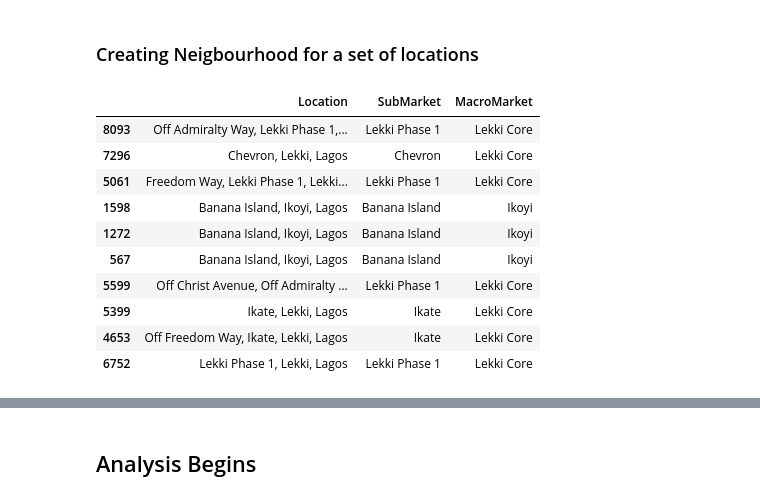
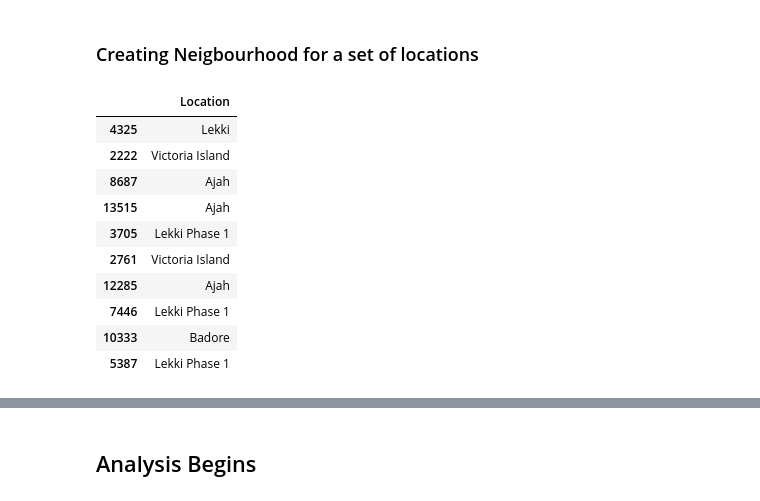
Before and after one commit to WisdomOfogba/Luxury-Island-Scrapper, a Jupyter notebook: geographic_analysis.ipynb, the cells around one changed output, grey strips where cells are left out. Cells and saved outputs as stored; diff of their text form; code cells hidden in the pictures.

```diff
--- a/geographic_analysis.ipynb
+++ b/geographic_analysis.ipynb
@@ -18,7 +17,7 @@ import numpy as np
 ### Loading Dataset
 I am loading and previewing the Merged Dataset
 # %%
-df = pd.read_csv("Merged_dataset.csv")
+df = pd.read_csv("./data/Merged_dataset.csv")
 df
 # %% [output]
 |  | Title | Location | Price | Bedrooms | Bathrooms | Toilets | Property Type | URL |
@@ -70,0 +72,9 @@ df[['Location', 'Price']].sample(10)
+# %%
+df = df[~(df["Bedrooms"]==0)]
+df = df[~(df["Bathrooms"]==0)]
+df = df[~(df["Toilets"]==0)]
+df = df.dropna(subset=['Bedrooms', 'Bathrooms', 'Toilets'])
+df['Bedrooms'] = (df['Bedrooms'].str.replace(r'[^\d]', '', regex=True).replace('', pd.NA).astype('Int64'))
+df['Bathrooms'] = (df['Bathrooms'].str.replace(r'[^\d]', '', regex=True).replace('', pd.NA).astype('Int64'))
+df['Toilets'] = (df['Toilets'].str.replace(r'[^\d]', '', regex=True).replace('', pd.NA).astype('Int64'))
+df[['Bedrooms', 'Bathrooms', 'Toilets']].info()
@@ -93,7 +114,8 @@ def normalize_price(row):
         return price
     else:
         return price
-df['Annual_Rent'] = df.apply(normalize_price, axis=1)
-df = df[df['Annual_Rent'] > 0]
-print(df[['Price', 'Annual_Rent']])
+df['Price'] = df.apply(normalize_price, axis=1)
+df = df.drop('numeric_val', axis=1)
+df = df[df['Price'] > 0]
+df['Price']
 # %% [output]
@@ -115,6 +135,14 @@ print(df[['Price', 'Annual_Rent']])
 ### Creating Neigbourhood for a set of locations
 # %%
 neighborhoods = [
+    "Ogba",
+    "Ikorodu",
+    "Omole",
+    "Ogudu",
+    "Isheri",
+    "Allen",
+    "Magodo",
+    "Ikeja",
     "Banana Island",
     "Old Ikoyi",
     "Ikoyi",
@@ -132,68 +160,44 @@ neighborhoods = [
     "Igbo Efon",
     "Ikota",
     "Ologolo",
     "VGC",
     "Abijo GRA",
     "Ajah",
     "Sangotedo",
     "Badore",
     "Abraham Adesanya",
     "Idado",
     "Ilasan",
     "Oral Estate",
     "Chevy View Estate",
     "Lekki",
     "Ibeju Lekki",
     "Epe",
     "Yaba"
 ]
 
 neighborhoods = sorted(list(set(neighborhoods)), key=len, reverse=True)
 
 def extract_submarket(location):
     loc = str(location).lower()
     for n in neighborhoods:
         if re.search(rf'\b{re.escape(n.lower())}\b', loc):
             return n
     return "Other"
 
-df['SubMarket'] = df['Location'].apply(extract_submarket)
+df['Location'] = df['Location'].apply(extract_submarket)
 
-def macro_market(sub):
-    if sub in ["Banana Island", "Old Ikoyi", "Ikoyi"]:
-        return "Ikoyi"
-
-    if sub in [
-        "Lekki Phase 1", "Ikate", "Oniru", "Elegushi",
-        "Agungi", "Chevron", "Osapa", "Orchid",
-        "Jakande", "Igbo Efon", "Ikota", "Ologolo", "VGC", "Lekki"
-    ]:
-        return "Lekki Core"
-
-    if sub in ["Lekki Phase 2", "Ajah", "Sangotedo", "Badore", "Abraham Adesanya",
-               "Idado", "Ilasan", "Oral Estate", "Chevy View Estate"]:
-        return "Lekki Outer"
-
-    if sub in ["Abijo GRA", "Ibeju Lekki", "Epe"]:
-        return "Lekki Far"
-
-    if sub == "Victoria Island":
-        return "VI"
-
-    return "Other"
-
-df['MacroMarket'] = df['SubMarket'].apply(macro_market)
-df[['Location', 'SubMarket', 'MacroMarket']].sample(10)
+df[['Location']].sample(10)
 # %% [output]
-|  | Location | SubMarket | MacroMarket |
-| 8093 | Off Admiralty Way, Lekki Phase 1,... | Lekki Phase 1 | Lekki Core |
-| 7296 | Chevron, Lekki, Lagos | Chevron | Lekki Core |
-| 5061 | Freedom Way, Lekki Phase 1, Lekki... | Lekki Phase 1 | Lekki Core |
-| 1598 | Banana Island, Ikoyi, Lagos | Banana Island | Ikoyi |
-| 1272 | Banana Island, Ikoyi, Lagos | Banana Island | Ikoyi |
-| 567 | Banana Island, Ikoyi, Lagos | Banana Island | Ikoyi |
-| 5599 | Off Christ Avenue, Off Admiralty ... | Lekki Phase 1 | Lekki Core |
-| 5399 | Ikate, Lekki, Lagos | Ikate | Lekki Core |
-| 4653 | Off Freedom Way, Ikate, Lekki, Lagos | Ikate | Lekki Core |
-| 6752 | Lekki Phase 1, Lekki, Lagos | Lekki Phase 1 | Lekki Core |
+|  | Location |
+| 4325 | Lekki |
+| 2222 | Victoria Island |
+| 8687 | Ajah |
+| 13515 | Ajah |
+| 3705 | Lekki Phase 1 |
+| 2761 | Victoria Island |
+| 12285 | Ajah |
+| 7446 | Lekki Phase 1 |
+| 10333 | Badore |
+| 5387 | Lekki Phase 1 |
 # %%
```
Also changed, not shown: parts of 20 cells of this notebook, 7 other files.
